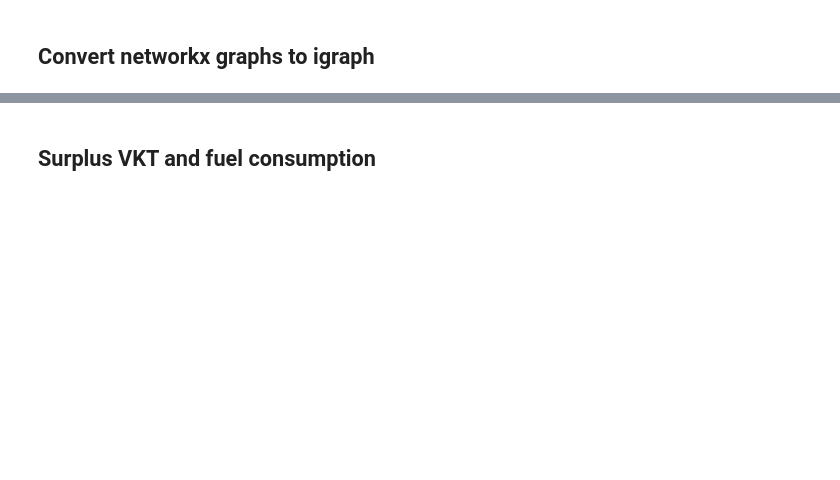
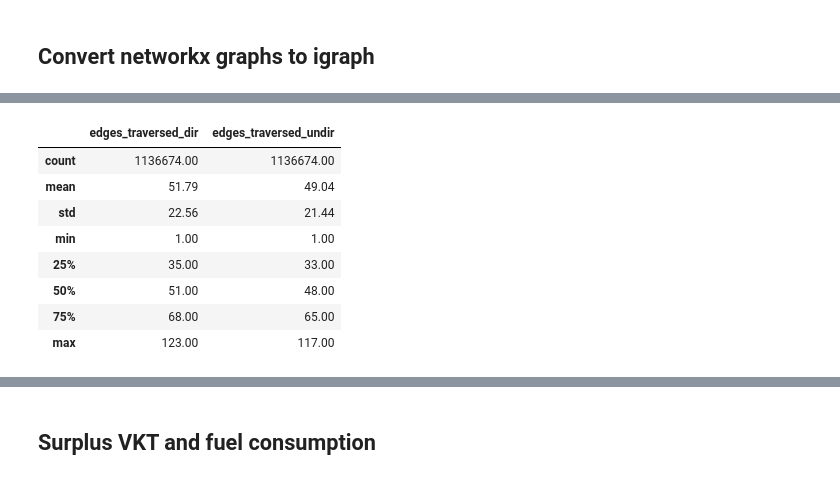
Before and after one commit to gboeing/two-way-conversions, a Jupyter notebook: analysis/04-test-network-routing-random.ipynb, the cells around one changed output, grey strips where cells are left out. Cells and saved outputs as stored; diff of their text form; code cells hidden in the pictures; blank space fills up the shorter version.

```diff
--- a/analysis/04-test-network-routing-random.ipynb
+++ b/analysis/04-test-network-routing-random.ipynb
@@ -159,0 +189,16 @@ Name: network_distance_e, dtype: float64
+# %%
+left = od_dir['edges_traversed'].describe().round(2)
+left.name = 'edges_traversed_dir'
+right = od_undir['edges_traversed'].describe().round(2)
+right.name = 'edges_traversed_undir'
+pd.concat([left, right], axis='columns')
+# %% [output]
+|  | edges_traversed_dir | edges_traversed_undir |
+| count | 1136674.00 | 1136674.00 |
+| mean | 51.79 | 49.04 |
+| std | 22.56 | 21.44 |
+| min | 1.00 | 1.00 |
+| 25% | 35.00 | 33.00 |
+| 50% | 51.00 | 48.00 |
+| 75% | 68.00 | 65.00 |
+| max | 123.00 | 117.00 |
```
Also changed, not shown: parts of 49 cells of this notebook.
